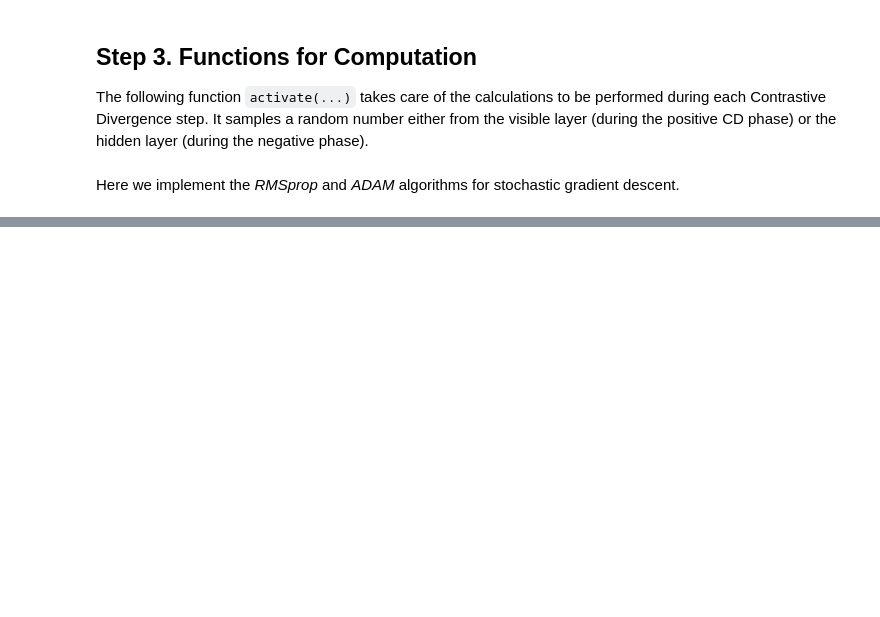
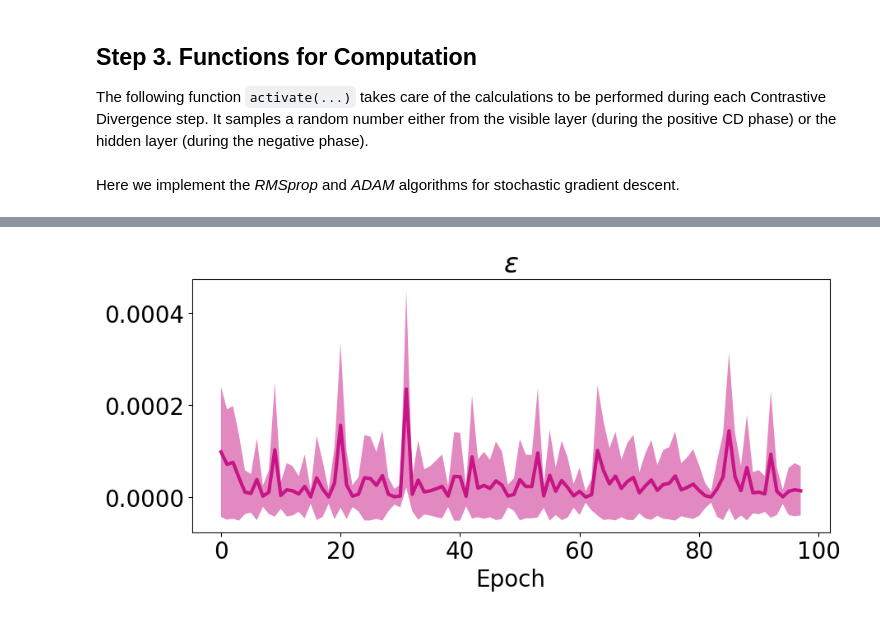
Before and after one commit to davbac/LCP-modB, a Jupyter notebook: isworking.ipynb, the cells around one changed output, grey strips where cells are left out. Cells and saved outputs as stored; diff of their text form; code cells hidden in the pictures; blank space fills up the shorter version.

```diff
--- a/isworking.ipynb
+++ b/isworking.ipynb
@@ -431,3 +441,14 @@ plt.savefig('logl'+now.strftime("%d_%m_%Y%__%H_%M_%S")+'.pdf')
+# %%
+
+plt.rcParams['font.size'] = 20
+fig, ax = plt.subplots(figsize=(10,4))
+ax.plot(np.arange(nepochs-2), [i[2] for i in AAIlist], label='epsilon_AAI', c='mediumvioletred', linewidth=3)
+ax.fill_between(np.arange(nepochs-2), [i[2] for i in AAIlist]+np.array([i[3] for i in AAIlist]), [i[2] for i in AAIlist]-np.array([i[3] for i in AAIlist]), facecolor='mediumvioletred', alpha=0.5)
+ax.set_xlabel('Epoch')
+ax.set_title(r'$\epsilon$')
+plt.show()
+# %% [output]
+[figure, added]
 # %%
 # large GAP <-> low temperature
 GAP *= 40
```
Also changed, not shown: parts of 7 cells of this notebook.
